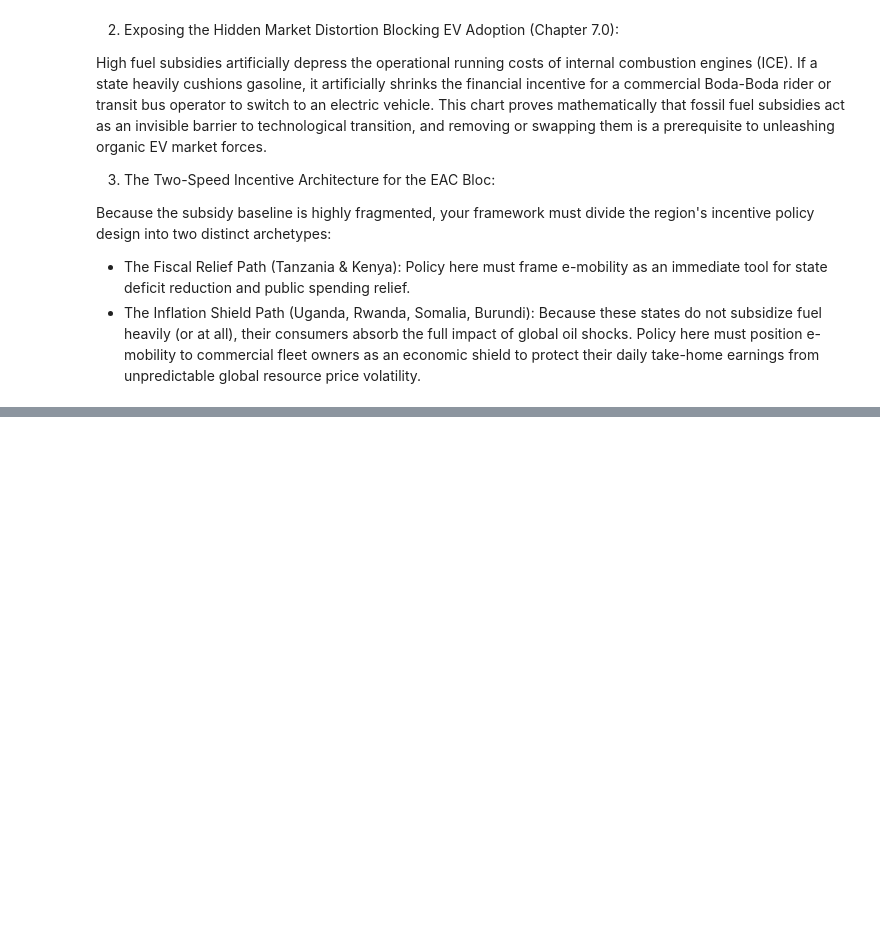
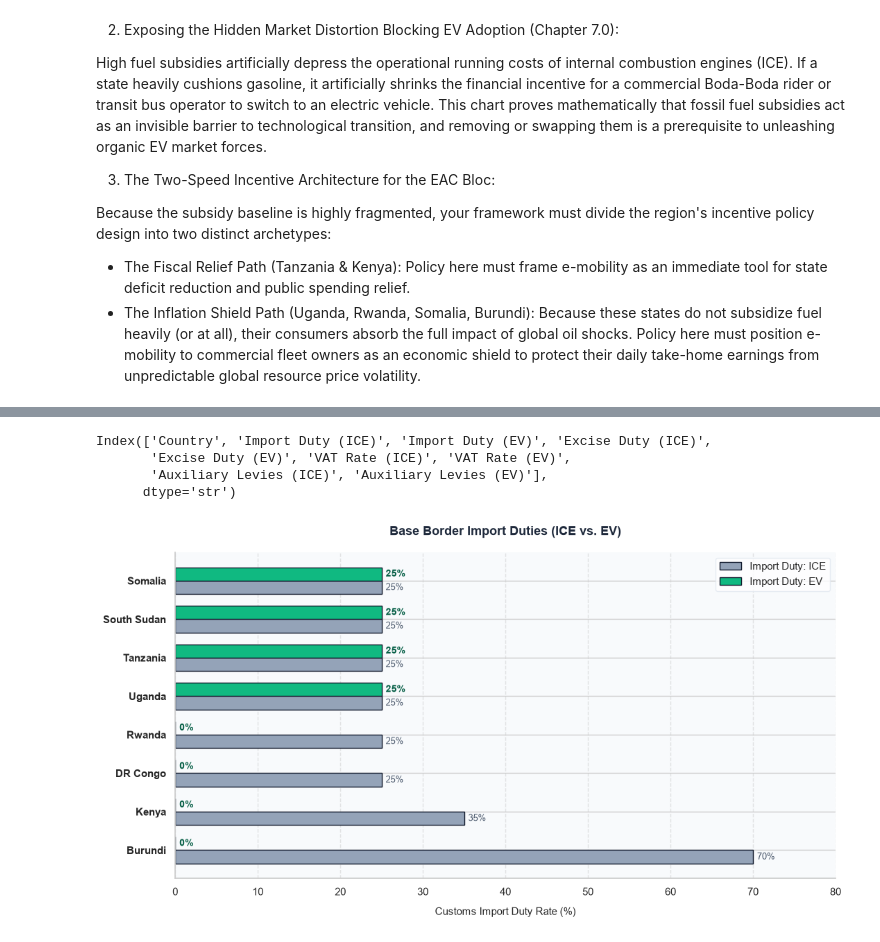
Before and after one commit to kennethnyangweso/EAC-UNEP-E-Mobility-Analytics-Forecasting, a Jupyter notebook: Notebooks/diagnosis analysis main notebook.ipynb, the cells around one changed output, grey strips where cells are left out. Drawn from its saved outputs; the diff is of its cells as text; code cells hidden in the pictures; blank space fills up the shorter version.

```diff
--- a/Notebooks/diagnosis analysis main notebook.ipynb
+++ b/Notebooks/diagnosis analysis main notebook.ipynb
@@ -1462,0 +1729,3 @@ Because the subsidy baseline is highly fragmented, your framework must divide th
+# %%
+fiscal = pd.read_csv('eac_emobility_fiscal_tariffs.csv')
+fiscal
@@ -1462,0 +1803,50 @@ Because the subsidy baseline is highly fragmented, your framework must divide th
+# %%
+fiscal.columns
+# %% [output]
+Index(['Country', 'Import Duty (ICE)', 'Import Duty (EV)', 'Excise Duty (ICE)',
+       'Excise Duty (EV)', 'VAT Rate (ICE)', 'VAT Rate (EV)',
+       'Auxiliary Levies (ICE)', 'Auxiliary Levies (EV)'],
+      dtype='str')
+# %%
+import matplotlib.pyplot as plt
+import seaborn as sns
+import numpy as np
+
+# Ensure your variable is sorted by the largest import duty advantage
+fiscal['Import_Delta'] = fiscal['Import Duty (ICE)'] - fiscal['Import Duty (EV)']
+fiscal = fiscal.sort_values(by='Import_Delta', ascending=False)
+
+fig, ax = plt.subplots(figsize=(11, 6), dpi=100)
+ax.set_facecolor('#F8FAFC')
+
+y_indices = np.arange(len(fiscal))
+bar_height = 0.35
+
+# Plot individual layers (converting back to whole percentages if stored as decimals)
+ice_vals = fiscal['Import Duty (ICE)'] * 100 if fiscal['Import Duty (ICE)'].max() <= 1.0 else fiscal['Import Duty (ICE)']
+ev_vals = fiscal['Import Duty (EV)'] * 100 if fiscal['Import Duty (EV)'].max() <= 1.0 else fiscal['Import Duty (EV)']
+
+bars_ice = ax.barh(y_indices - bar_height/2, ice_vals, bar_height, label='Import Duty: ICE', color='#94A3B8', edgecolor='#0F172A')
+bars_ev = ax.barh(y_indices + bar_height/2, ev_vals, bar_height, label='Import Duty: EV', color='#10B981', edgecolor='#0F172A')
+
+# Add values
+for bar in bars_ice:
+    ax.text(bar.get_width() + 0.5, bar.get_y() + bar.get_height()/2, f"{bar.get_width():.0f}%", va='center', ha='left', size=9, color='#475569')
+for bar in bars_ev:
+    ax.text(bar.get_width() + 0.5, bar.get_y() + bar.get_height()/2, f"{bar.get_width():.0f}%", va='center', ha='left', weight='bold', size=10, color='#065F46')
+
+ax.set_title('Base Border Import Duties (ICE vs. EV)', fontsize=13, pad=18, weight='bold', color='#1E293B')
+ax.set_xlabel('Customs Import Duty Rate (%)', fontsize=11, labelpad=10)
+ax.set_yticks(y_indices)
+
+iso_to_name = {'KE': 'Kenya', 'TZ': 'Tanzania', 'UG': 'Uganda', 'RWA': 'Rwanda', 'RW': 'Rwanda', 'BI': 'Burundi', 'SS': 'South Sudan', 'SO': 'Somalia', 'CD': 'DR Congo'}
+ax.set_yticklabels([iso_to_name.get(c, c) for c in fiscal['Country']], fontsize=11, weight='bold')
+ax.set_xlim(0, max(ice_vals.max(), ev_vals.max()) + 10)
+ax.legend(loc='lower right', frameon=True, facecolor='white')
+for spine in ['top', 'right']: ax.spines[spine].set_visible(False)
+ax.grid(axis='x', linestyle='--', alpha=0.5)
+ax.legend(loc='upper right', frameon=True, facecolor='white', edgecolor='#E2E8F0')
+plt.tight_layout()
+plt.show()
+# %% [output]
+[figure, added]
```
Also changed, not shown: parts of 61 cells of this notebook, 9 other files.
